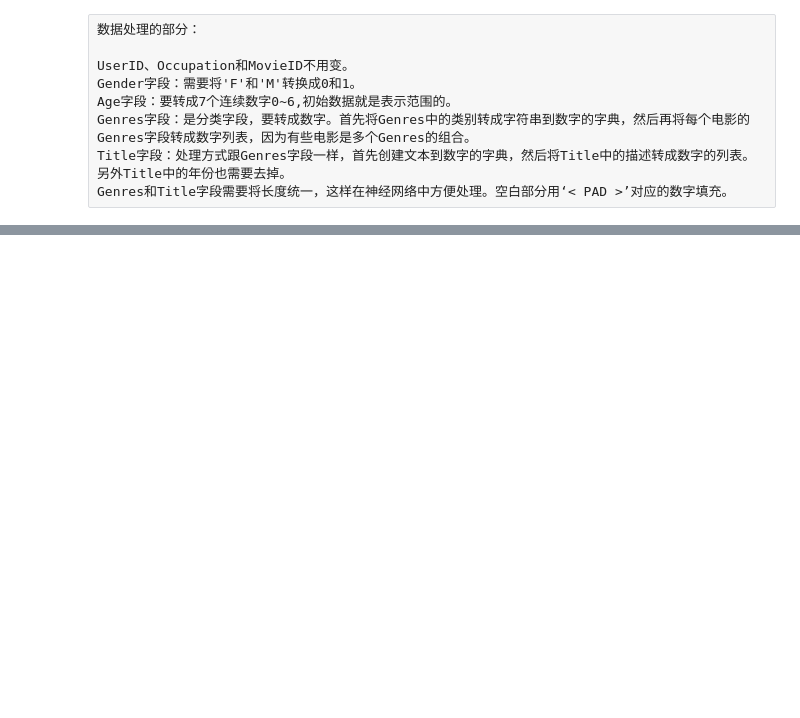
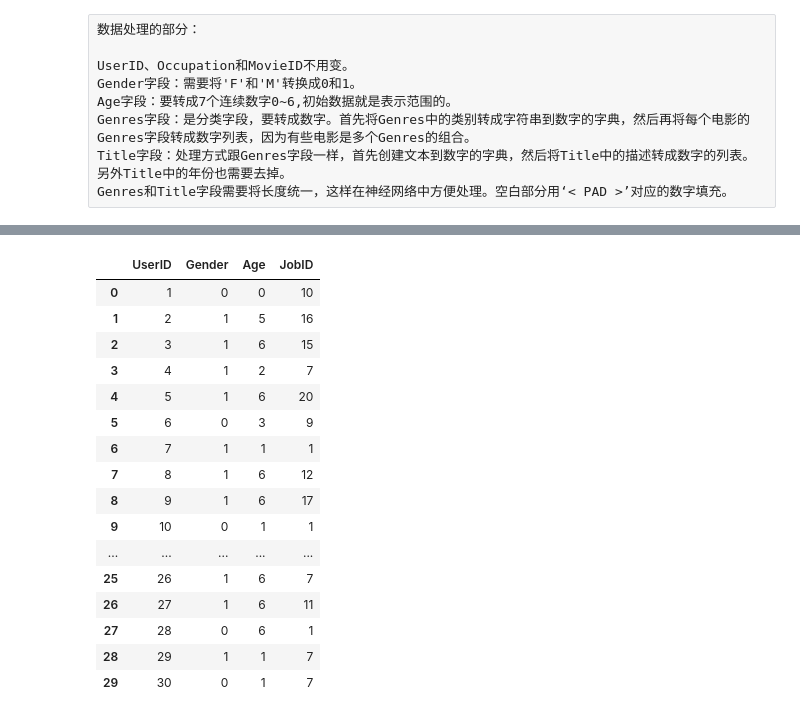
Before and after one commit to shukhg/Movie_Recommender, a Jupyter notebook: code/movie_recommender.ipynb, the cells around one changed output, grey strips where cells are left out. Saved outputs shown, nothing was run; the diff lists cells and outputs as text; code cells hidden in the pictures; blank space fills up the shorter version.

```diff
--- a/code/movie_recommender.ipynb
+++ b/code/movie_recommender.ipynb
@@ -78,16 +78,16 @@ def load_data():
     # 读取用户数据
     users_title = ['UserID' , 'Gender' , 'Age' , 'JobID' , 'Zip-code']
     users = pd.read_table("../data/users.dat",sep = '::',header=None,names=users_title,engine='python')
-    users = user.filter(regex = 'UserID|Gender|Age|JobID')  # 按照列进行过滤，只保留这 4 列
+    users = users.filter(regex = 'UserID|Gender|Age|JobID')  # 按照列进行过滤，只保留这 4 列
     users_origin = users.values  # 把 users的值保存这个副本
 
     # 对用户性别进行处理
     gender_map = {'F':0 , 'M':1}
-    user['Gender'] = users['Gender'].map(gender_map)  # 对每个元素进行 map映射
+    users['Gender'] = users['Gender'].map(gender_map)  # 对每个元素进行 map映射
 
     # 对用户年龄进行处理
     age_map = {val:i for i,val in enumerate(set(users['Age']))} # 之所以用 set是因为去除重复
-    user['Age'] = users['Age'].map(age_map)   # Age的value 部分是 0-6
+    users['Age'] = users['Age'].map(age_map)   # Age的value 部分是 0-6
 
     # 读取电影数据
     movie_title = ['MovieID' , 'Title' , 'Genres']
@@ -113,19 +113,21 @@ def load_data():
     # 下面得到的是一个 map, key 是 电影类型（可以组合），value是个List，表示电影类型的 数字组合
     genres_map = {val:[genres2int[row] for row in val.split('|')] for i,val in enumerate(set(movies['Genres']))}
 
+
     #将电影类型转成等长数字列表，长度是18，因为一共18种电影
-    for key in gender_map:
-        for cnt in range(max(genres2int.values()) - len(gender_map[key])):
-            genres_map[key].insert(len(genres_map[key]) + cnt , genres2int['<PAD>'])
+    for key in genres_map:
+        for cnt in range(max(genres2int.values()) - len(genres_map[key])):
+            genres_map[key].insert(len(genres_map[key]) + cnt,genres2int['<PAD>'])
+
     movies['Genres'] = movies['Genres'].map(genres_map)
 
-    # 电影Title转为数字字典
-    title_set = ()
-    for val in movies['Title'].str.split():   # 没有参数，按照换行符制表符等分割
+    # # 生成一个set，里面包含了每个Title中每个词
+    title_set = set()
+    for val in movies['Title'].str.split():   # 没有参数，按照空格换行符制表符等分割
         title_set.update(val)
     title_set.add('<PAD>')
 
-    # 生成一个set，里面包含了每个Title中每个词
+    # 然后把每个词转化为 int类型
     title2int = {val:i for i , val in enumerate(title_set)}
 
     #将电影 Title转为等长的数字列表，长度为15
@@ -142,7 +144,7 @@ def load_data():
 
     # 读取评分数据集
     ratings_title = ['UserID' , 'MovieID' , 'ratings' , 'timestamps']
-    ratings = pd.read_table('./ml-1m/ratings.dat', sep='::', header=None, names=ratings_title, engine = 'python')
+    ratings = pd.read_table('../data/ratings.dat', sep='::', header=None, names=ratings_title, engine = 'python')
     ratings = ratings.filter(regex='UserID|MovieID|ratings')
 
     # 合并三个表
@@ -158,0 +175,24 @@ def load_data():
+# %%
+# 序列化对象，并将结果数据流写入到文件对象中
+title_count, title_set, genres2int, features, targets_values, ratings, users, movies, data, movies_orig, users_orig = load_data()
+pickle.dump((title_count, title_set, genres2int, features, targets_values, ratings, users, movies, data, movies_orig, users_orig), open('../data/preprocess.p', 'wb'))
+# %%
+users.head(30)
+# %% [output]
+|  | UserID | Gender | Age | JobID |
+| 0 | 1 | 0 | 0 | 10 |
+| 1 | 2 | 1 | 5 | 16 |
+| 2 | 3 | 1 | 6 | 15 |
+| 3 | 4 | 1 | 2 | 7 |
+| 4 | 5 | 1 | 6 | 20 |
+| 5 | 6 | 0 | 3 | 9 |
+| 6 | 7 | 1 | 1 | 1 |
+| 7 | 8 | 1 | 6 | 12 |
+| 8 | 9 | 1 | 6 | 17 |
+| 9 | 10 | 0 | 1 | 1 |
+| ... | ... | ... | ... | ... |
+| 25 | 26 | 1 | 6 | 7 |
+| 26 | 27 | 1 | 6 | 11 |
+| 27 | 28 | 0 | 6 | 1 |
+| 28 | 29 | 1 | 1 | 7 |
+| 29 | 30 | 0 | 1 | 7 |
```
Also changed, not shown: parts of 5 cells of this notebook.
